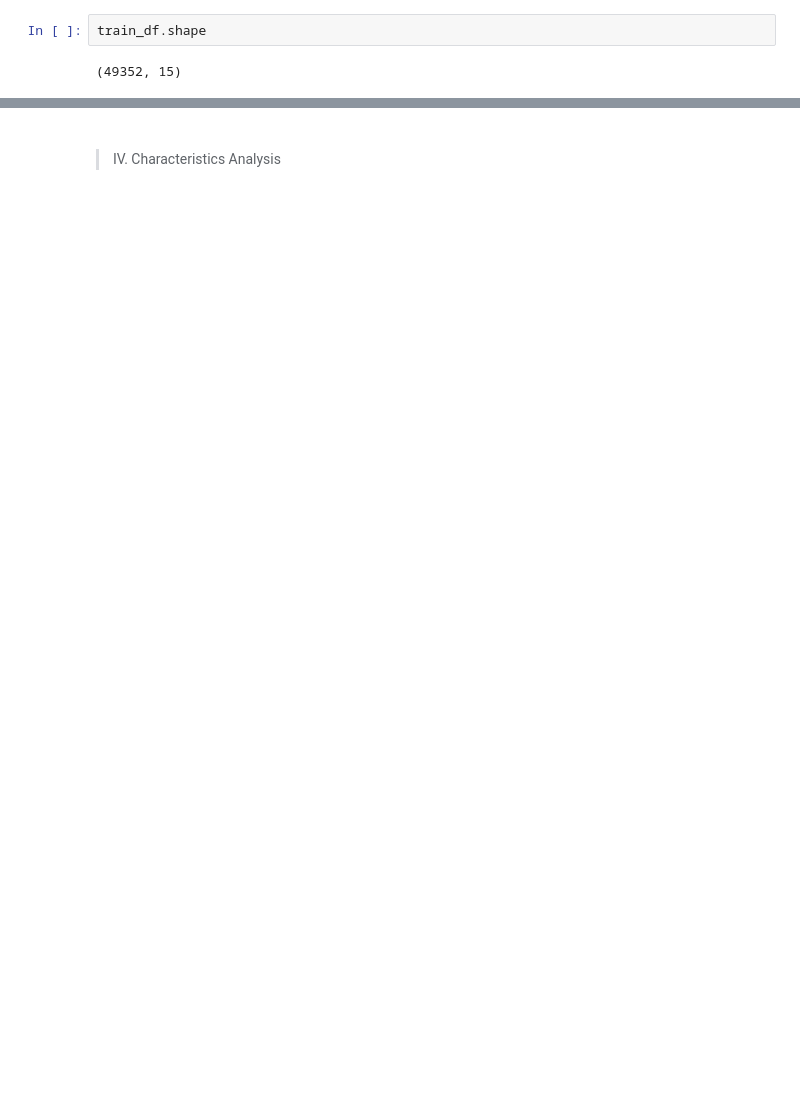
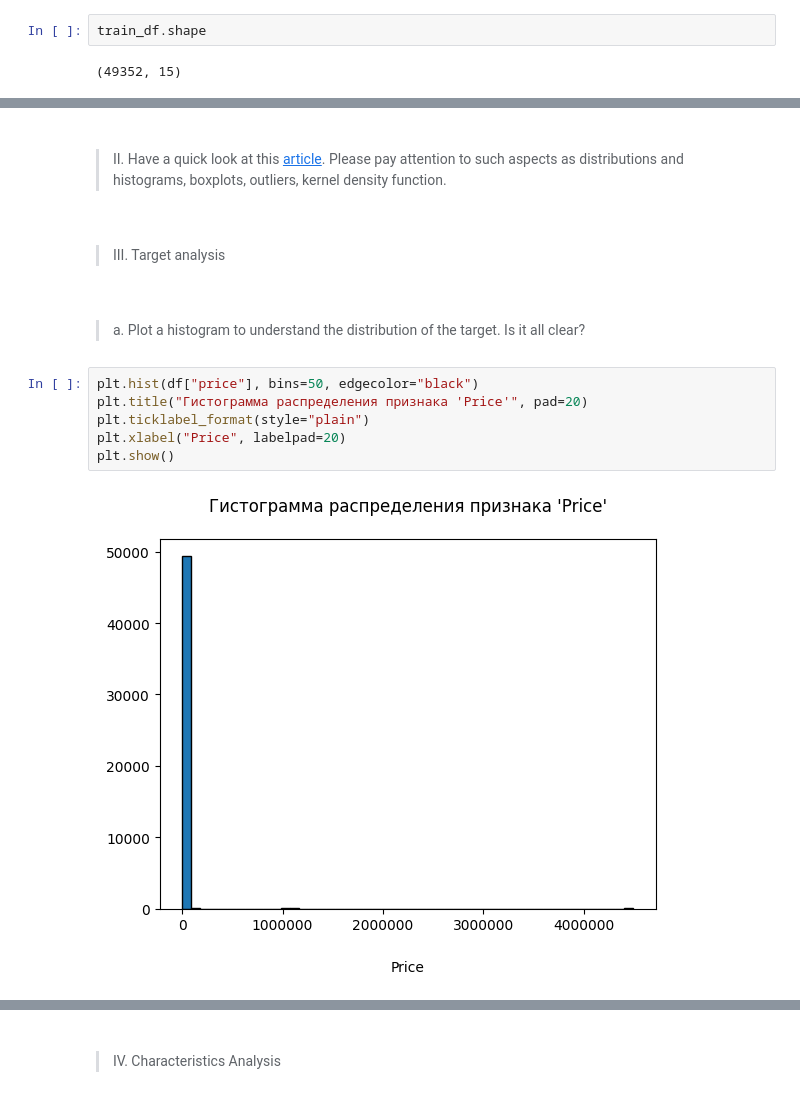
Before and after one commit to EgrSlv/MachineLearning, a Jupyter notebook: src/ML1_Introduction.ipynb, the cells around one changed output, grey strips where cells are left out. Drawn from its saved outputs; the diff is of its cells as text; blank space fills up the shorter version.

```diff
--- a/src/ML1_Introduction.ipynb
+++ b/src/ML1_Introduction.ipynb
@@ -205,0 +320,17 @@ plt.show()
+# %% [markdown]
+####
+> II. Have a quick look at this [article](https://towardsdatascience.com/how-to-compare-two-or-more-distributions-9b06ee4d30bf/). Please pay attention to such aspects as distributions and histograms, boxplots, outliers, kernel density function.
+# %% [markdown]
+####
+> III. Target analysis
+# %% [markdown]
+#####
+> a. Plot a histogram to understand the distribution of the target. Is it all clear?
+# %%
+plt.hist(df["price"], bins=50, edgecolor="black")
+plt.title("Гистограмма распределения признака 'Price'", pad=20)
+plt.ticklabel_format(style="plain")
+plt.xlabel("Price", labelpad=20)
+plt.show()
+# %% [output]
+[figure, added]
```
Also changed, not shown: parts of 90 cells of this notebook.
